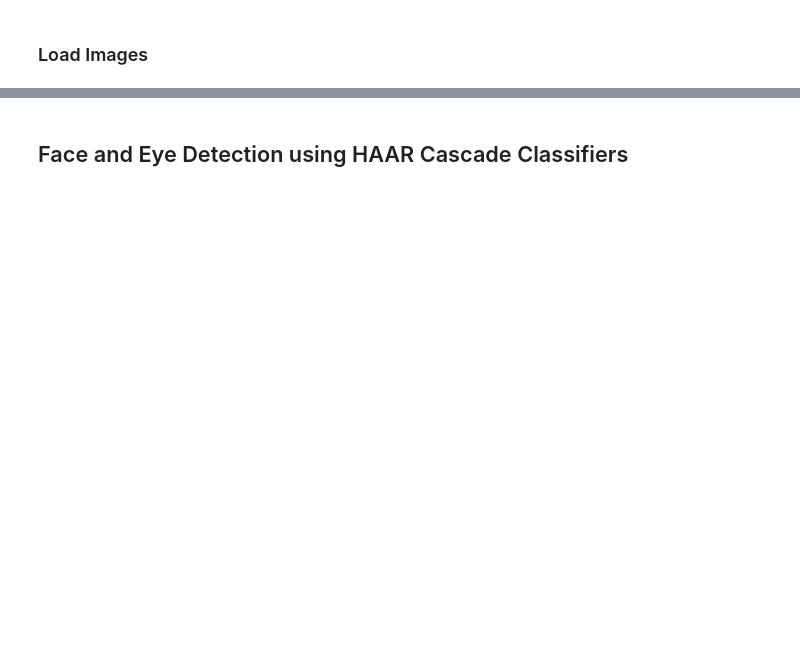
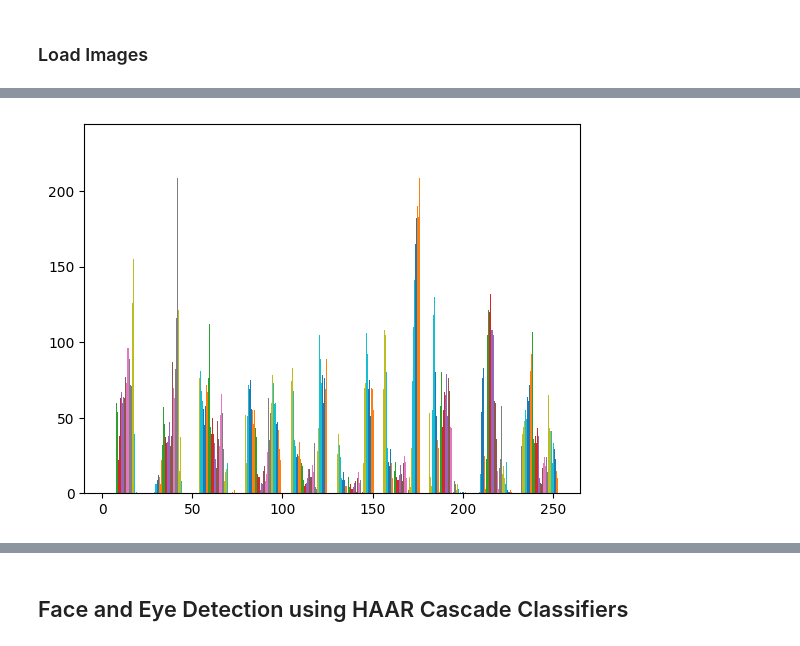
Before and after one commit to Morshedy22/Emotion-Detection, a Jupyter notebook: Main.ipynb, the cells around one changed output, grey strips where cells are left out. Cells and saved outputs as stored; diff of their text form; code cells hidden in the pictures; blank space fills up the shorter version.

```diff
--- a/Main.ipynb
+++ b/Main.ipynb
@@ -85,0 +99,10 @@ train_image = train_image/255
+# %%
+img_gray = cv2.resize(img_gray, None, fx=1, fy=1, interpolation=cv2.INTER_CUBIC)
+img_gray = (img_gray - np.min(img_gray)) / (np.max(img_gray) - np.min(img_gray)) * 255
+img_gray = img_gray.astype(np.uint8)
+img_gray = cv2.equalizeHist(img_gray)
+# %%
+plt.hist(img_gray)
+plt.show()
+# %% [output]
+[figure, added]
```
Also changed, not shown: parts of 29 cells of this notebook, 4 other files.
